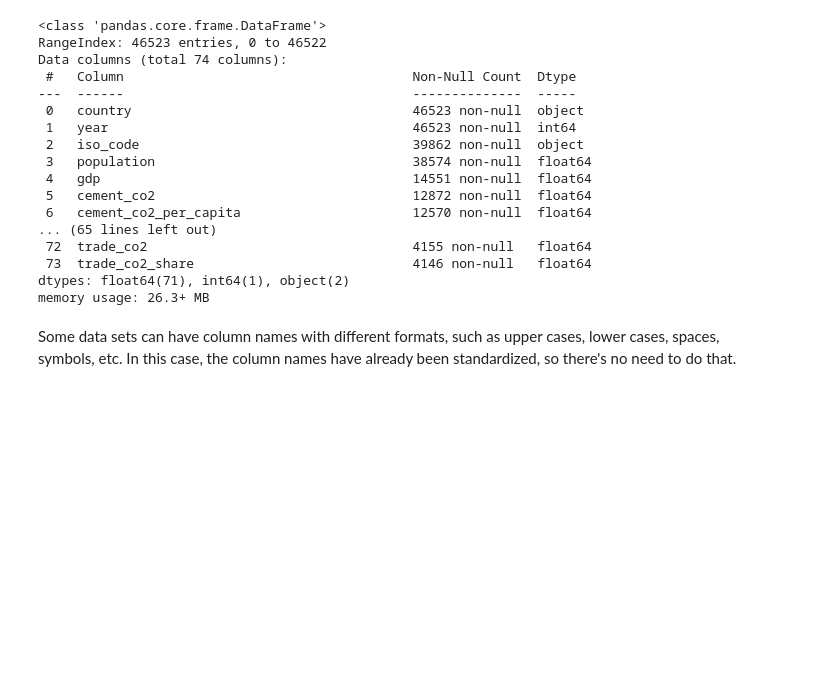
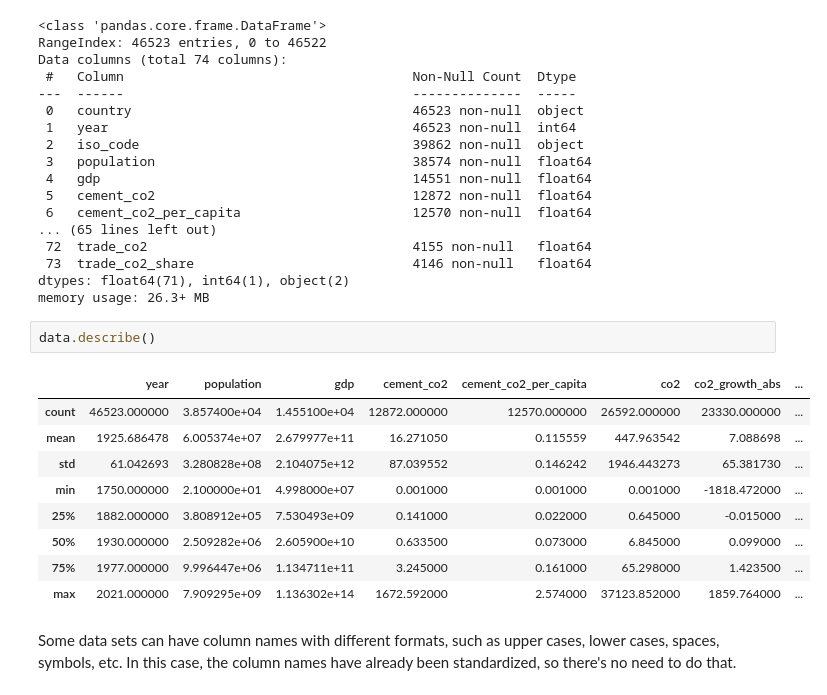
Before and after one commit to alexcaicedo/co2-project, a Jupyter notebook: co2.ipynb, the cells around one changed output. Cells and saved outputs as stored; diff of their text form; blank space fills up the shorter version.

```diff
--- a/co2.ipynb
+++ b/co2.ipynb
@@ -99,6 +99,18 @@ Data columns (total 74 columns):
  73  trade_co2_share                            4146 non-null   float64
 dtypes: float64(71), int64(1), object(2)
 memory usage: 26.3+ MB
+# %%
+data.describe()
+# %% [output]
+|  | year | population | gdp | cement_co2 | cement_co2_per_capita | co2 | co2_growth_abs | ... |
+| count | 46523.000000 | 3.857400e+04 | 1.455100e+04 | 12872.000000 | 12570.000000 | 26592.000000 | 23330.000000 | ... |
+| mean | 1925.686478 | 6.005374e+07 | 2.679977e+11 | 16.271050 | 0.115559 | 447.963542 | 7.088698 | ... |
+| std | 61.042693 | 3.280828e+08 | 2.104075e+12 | 87.039552 | 0.146242 | 1946.443273 | 65.381730 | ... |
+| min | 1750.000000 | 2.100000e+01 | 4.998000e+07 | 0.001000 | 0.001000 | 0.001000 | -1818.472000 | ... |
+| 25% | 1882.000000 | 3.808912e+05 | 7.530493e+09 | 0.141000 | 0.022000 | 0.645000 | -0.015000 | ... |
+| 50% | 1930.000000 | 2.509282e+06 | 2.605900e+10 | 0.633500 | 0.073000 | 6.845000 | 0.099000 | ... |
+| 75% | 1977.000000 | 9.996447e+06 | 1.134711e+11 | 3.245000 | 0.161000 | 65.298000 | 1.423500 | ... |
+| max | 2021.000000 | 7.909295e+09 | 1.136302e+14 | 1672.592000 | 2.574000 | 37123.852000 | 1859.764000 | ... |
 # %% [markdown]
 Some data sets can have column names with different formats, such as upper cases, lower cases, spaces, symbols, etc. In this case, the column names have already been standardized, so there's no need to do that.
 # %%
```
Also changed, not shown: parts of 2 cells of this notebook, 1 other file.
